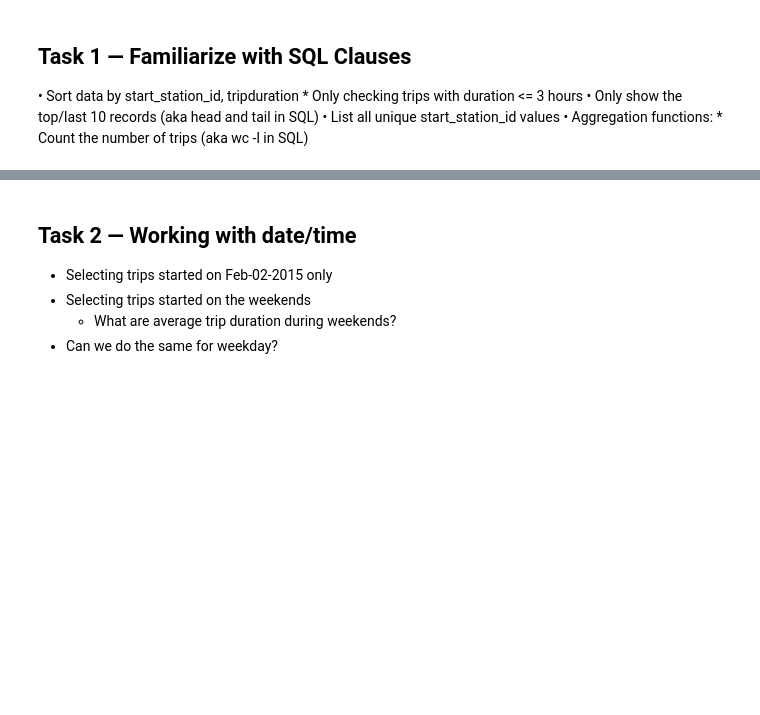
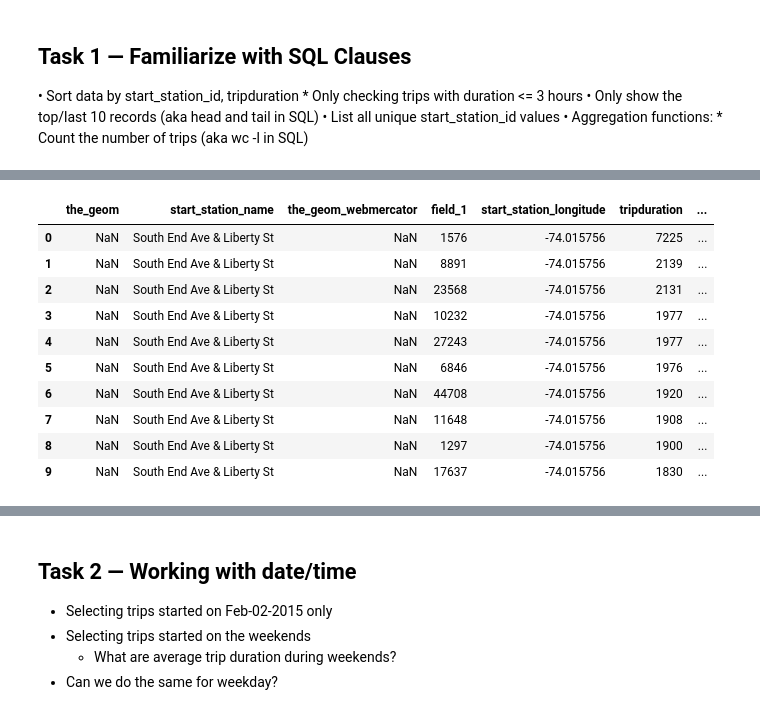
Before and after one commit to sunghoonyang/PUI2018_shy256, a Jupyter notebook: HW5_shy256_session2/Assignment2_shy256.ipynb, the cells around one changed output, grey strips where cells are left out. Saved outputs shown, nothing was run; the diff lists cells and outputs as text; code cells hidden in the pictures; blank space fills up the shorter version.

```diff
--- a/HW5_shy256_session2/Assignment2_shy256.ipynb
+++ b/HW5_shy256_session2/Assignment2_shy256.ipynb
@@ -132,0 +146,15 @@ FROM y
+# %%
+__RAW_DF__ = pd.read_csv(StringIO.StringIO(queryCartoDB(sql)), sep=',')
+__RAW_DF__.head(10)
+# %% [output]
+|  | the_geom | start_station_name | the_geom_webmercator | field_1 | start_station_longitude | tripduration | ... |
+| 0 | NaN | South End Ave & Liberty St | NaN | 1576 | -74.015756 | 7225 | ... |
+| 1 | NaN | South End Ave & Liberty St | NaN | 8891 | -74.015756 | 2139 | ... |
+| 2 | NaN | South End Ave & Liberty St | NaN | 23568 | -74.015756 | 2131 | ... |
+| 3 | NaN | South End Ave & Liberty St | NaN | 10232 | -74.015756 | 1977 | ... |
+| 4 | NaN | South End Ave & Liberty St | NaN | 27243 | -74.015756 | 1977 | ... |
+| 5 | NaN | South End Ave & Liberty St | NaN | 6846 | -74.015756 | 1976 | ... |
+| 6 | NaN | South End Ave & Liberty St | NaN | 44708 | -74.015756 | 1920 | ... |
+| 7 | NaN | South End Ave & Liberty St | NaN | 11648 | -74.015756 | 1908 | ... |
+| 8 | NaN | South End Ave & Liberty St | NaN | 1297 | -74.015756 | 1900 | ... |
+| 9 | NaN | South End Ave & Liberty St | NaN | 17637 | -74.015756 | 1830 | ... |
```
Also changed, not shown: parts of 16 cells of this notebook, 7 other files.
